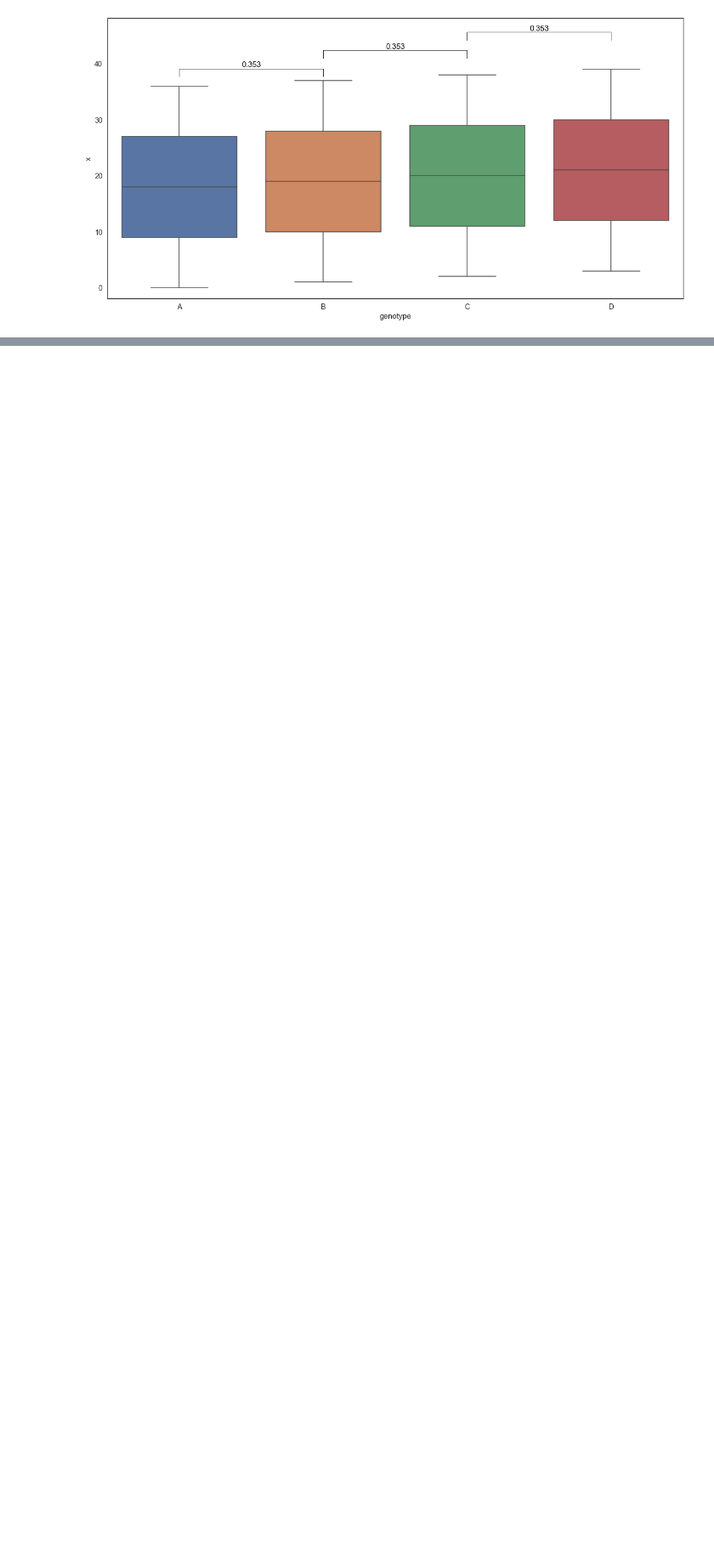
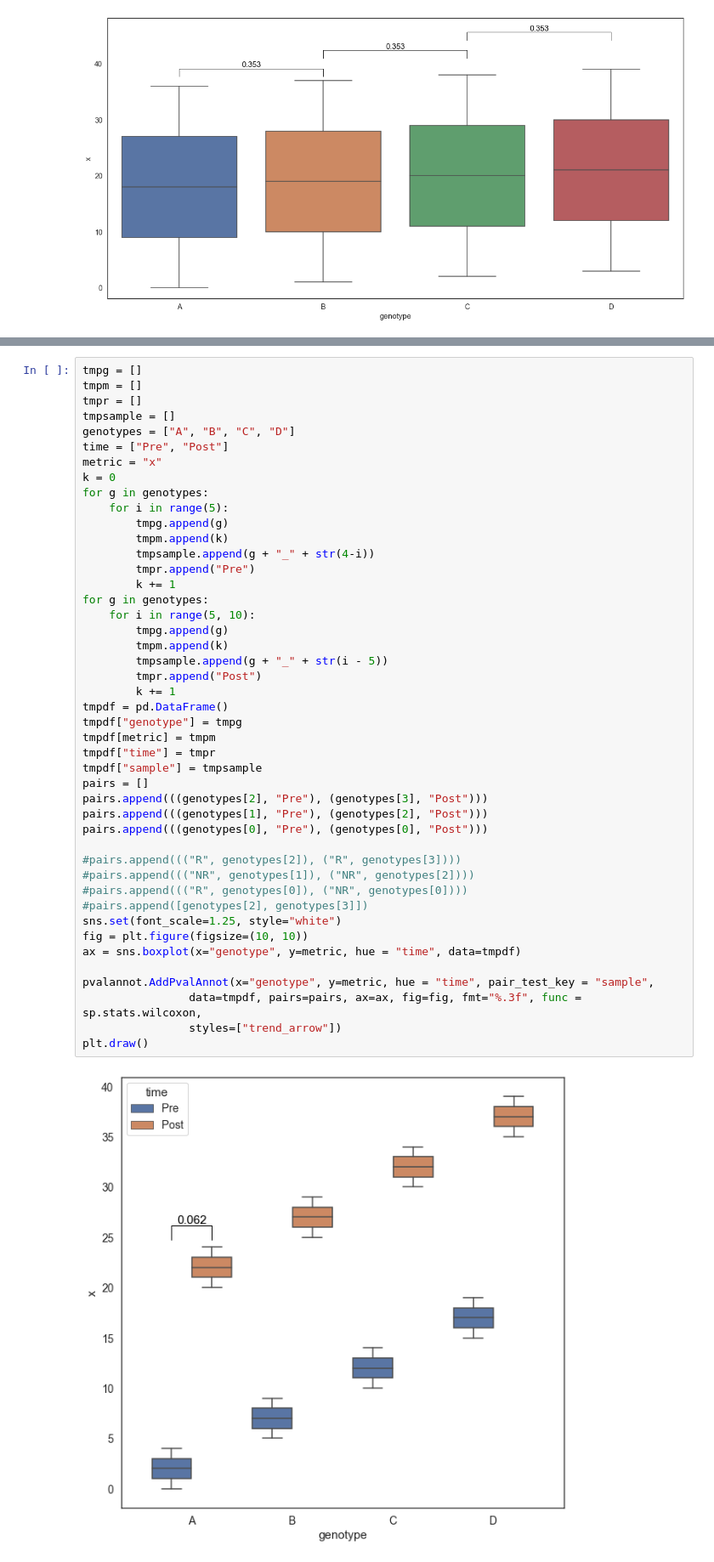
Before and after one commit to mourisl/pvalannot, a Jupyter notebook: dev.ipynb, the cells around one changed output, grey strips where cells are left out. Shown at 85% size. Drawn from its saved outputs; the diff is of its cells as text; blank space fills up the shorter version.

Commit message:
Add the parameter pair_test_key for paired test.

```diff
--- a/dev.ipynb
+++ b/dev.ipynb
@@ -123,0 +134,47 @@ pvalannot.AddPvalAnnot(x=x, y=y, data=df, order=order, pairs=pairs, ax=ax, fig=f
+# %%
+tmpg = []
+tmpm = []
+tmpr = []
+tmpsample = []
+genotypes = ["A", "B", "C", "D"]
+time = ["Pre", "Post"]
+metric = "x"
+k = 0
+for g in genotypes:
+    for i in range(5):
+        tmpg.append(g)
+        tmpm.append(k)
+        tmpsample.append(g + "_" + str(4-i))
+        tmpr.append("Pre")
+        k += 1
+for g in genotypes:
+    for i in range(5, 10):
+        tmpg.append(g)
+        tmpm.append(k)
+        tmpsample.append(g + "_" + str(i - 5))
+        tmpr.append("Post")
+        k += 1
+tmpdf = pd.DataFrame()
+tmpdf["genotype"] = tmpg
+tmpdf[metric] = tmpm
+tmpdf["time"] = tmpr
+tmpdf["sample"] = tmpsample
+pairs = []
+pairs.append(((genotypes[2], "Pre"), (genotypes[3], "Post")))
+pairs.append(((genotypes[1], "Pre"), (genotypes[2], "Post")))
+pairs.append(((genotypes[0], "Pre"), (genotypes[0], "Post")))
+
+#pairs.append((("R", genotypes[2]), ("R", genotypes[3])))
+#pairs.append((("NR", genotypes[1]), ("NR", genotypes[2])))
+#pairs.append((("R", genotypes[0]), ("NR", genotypes[0])))
+#pairs.append([genotypes[2], genotypes[3]])
+sns.set(font_scale=1.25, style="white")
+fig = plt.figure(figsize=(10, 10))
+ax = sns.boxplot(x="genotype", y=metric, hue = "time", data=tmpdf)
+
+pvalannot.AddPvalAnnot(x="genotype", y=metric, hue = "time", pair_test_key = "sample",
+                data=tmpdf, pairs=pairs, ax=ax, fig=fig, fmt="%.3f", func = sp.stats.wilcoxon,
+                styles=["trend_arrow"])
+plt.draw()
+# %% [output]
+[figure, added]
```
Also changed, not shown: parts of 7 cells of this notebook, 1 other file.
